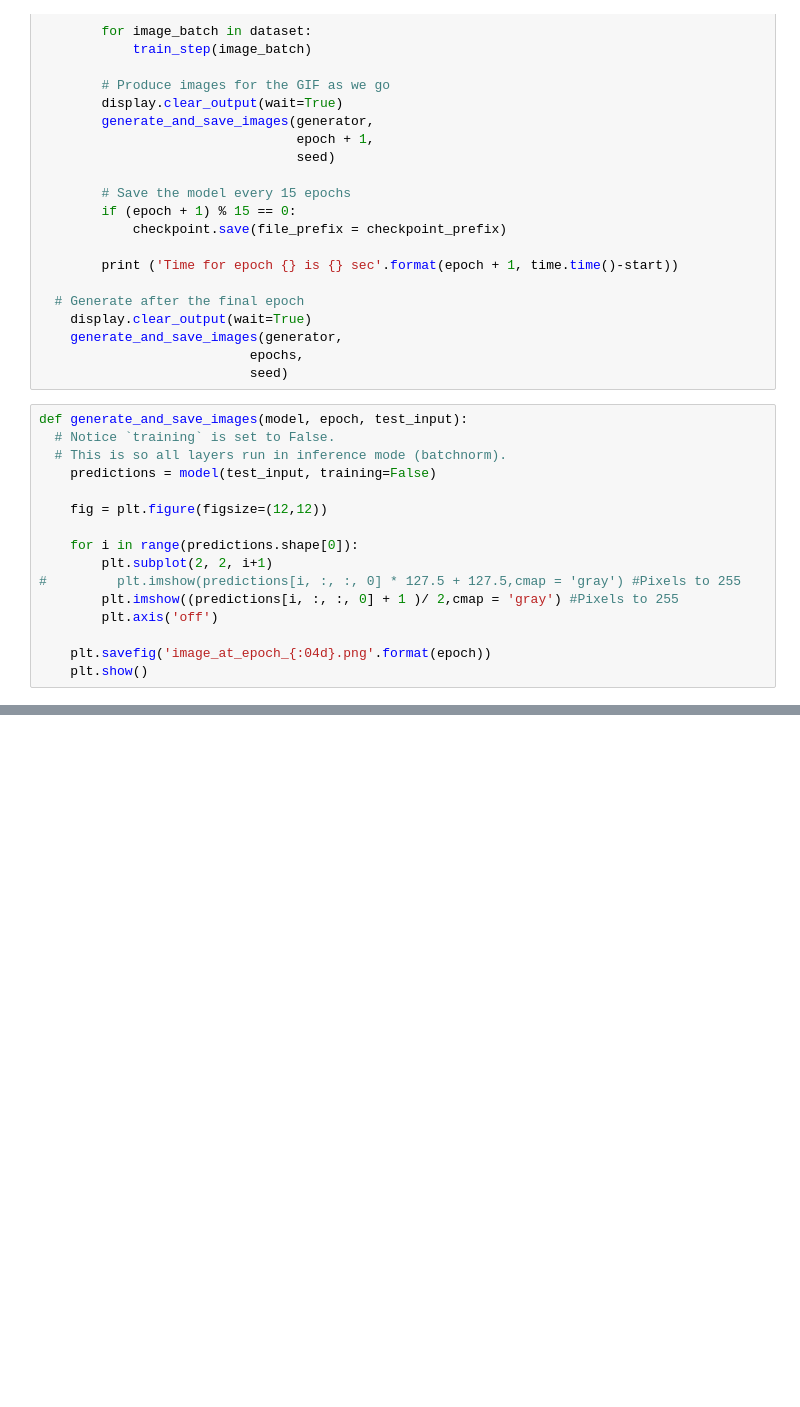
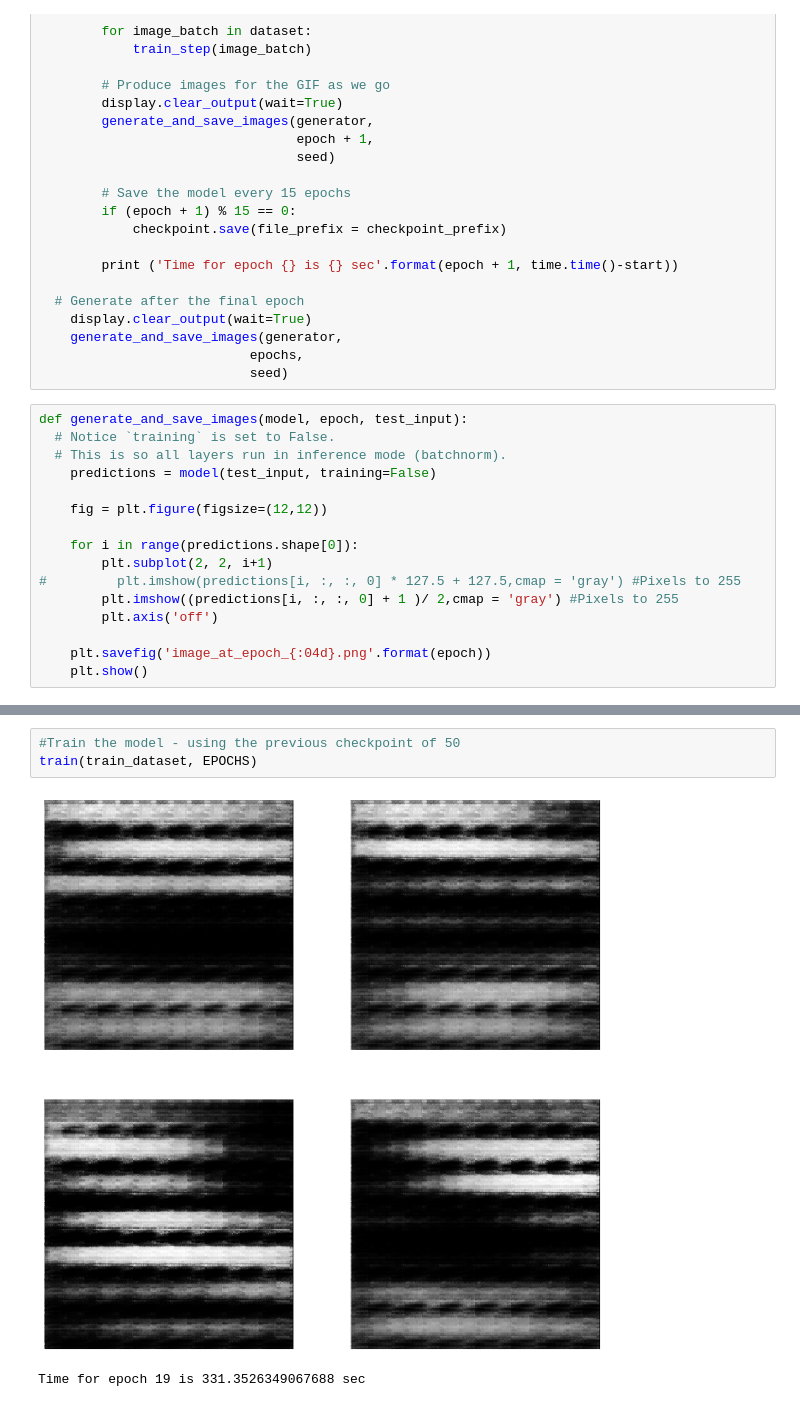
Before and after one commit to SusanaCastela/TFM2020, a Jupyter notebook: SHAP/TFM - GANs.ipynb, the cells around one changed output, grey strips where cells are left out. Cells and saved outputs as stored; diff of their text form; blank space fills up the shorter version.

```diff
--- a/SHAP/TFM - GANs.ipynb
+++ b/SHAP/TFM - GANs.ipynb
@@ -257,0 +259,6 @@ checkpoint.restore(tf.train.latest_checkpoint(checkpoint_dir))
+# %%
+#Train the model - using the previous checkpoint of 50
+train(train_dataset, EPOCHS)
+# %% [output]
+[figure, added]
+Time for epoch 19 is 331.3526349067688 sec
```
Also changed, not shown: parts of 6 cells of this notebook, 2 other files.
